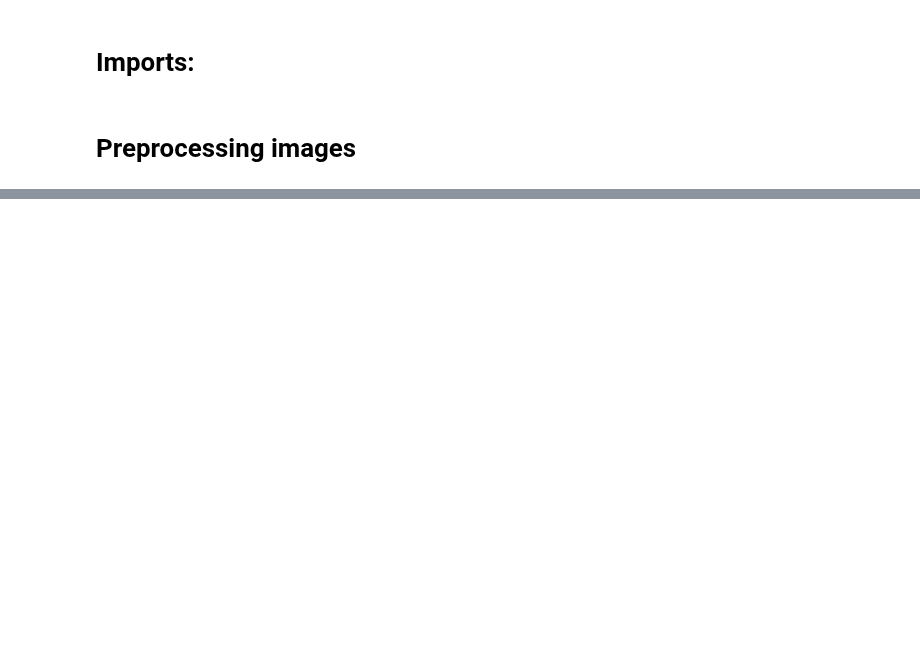
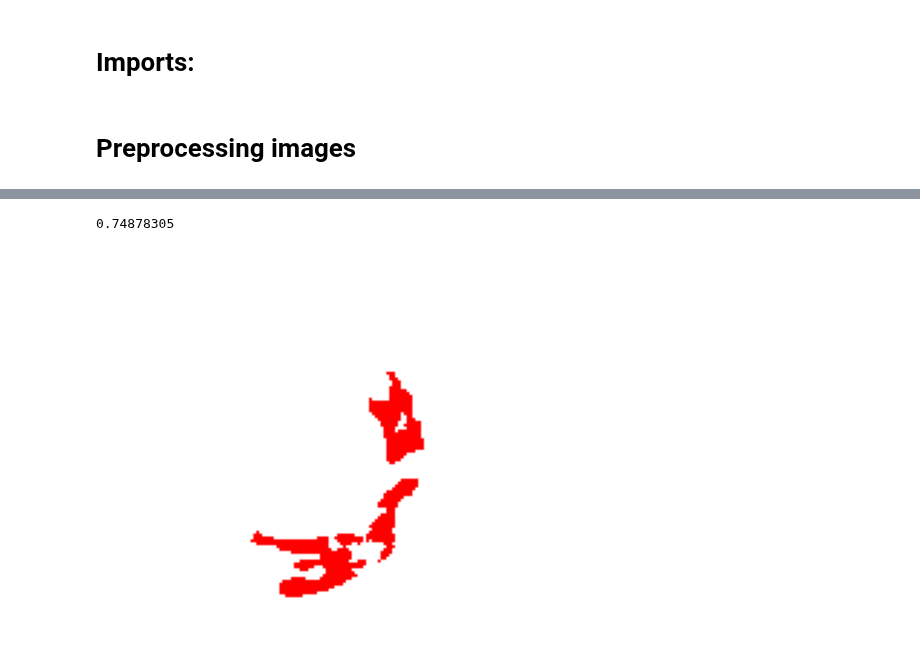
Before and after one commit to MikaParssinen/Applied-Machine-Learning, a Jupyter notebook: Project/Code/Marcus.ipynb, the cells around one changed output, grey strips where cells are left out. Saved outputs shown, nothing was run; the diff lists cells and outputs as text; code cells hidden in the pictures; blank space fills up the shorter version.

```diff
--- a/Project/Code/Marcus.ipynb
+++ b/Project/Code/Marcus.ipynb
@@ -256,0 +268,18 @@ for image1, image2 in zip(small_test, predictions):
+# %%
+(score, diff) = structural_similarity(image1, image2, win_size=9, data_range=1.0,full=True, channel_axis=2)
+#diff = (diff * 255).astype("uint8")
+print(score)
+diff = np.clip(diff, 0.0, 1.0)
+
+_, thresholded = cv2.threshold(diff, 0.1, 1.0, cv2.THRESH_BINARY)
+
+mask = np.any(thresholded != [1.0, 1.0, 1.0], axis=-1)
+binary_img = thresholded
+binary_img[mask] = [1.0, 0.0, 0.0]
+
+plt.imshow(binary_img)
+plt.axis("off")
+plt.show()
+# %% [output]
+0.74878305
+[figure, added]
```
Also changed, not shown: parts of 8 cells of this notebook.
